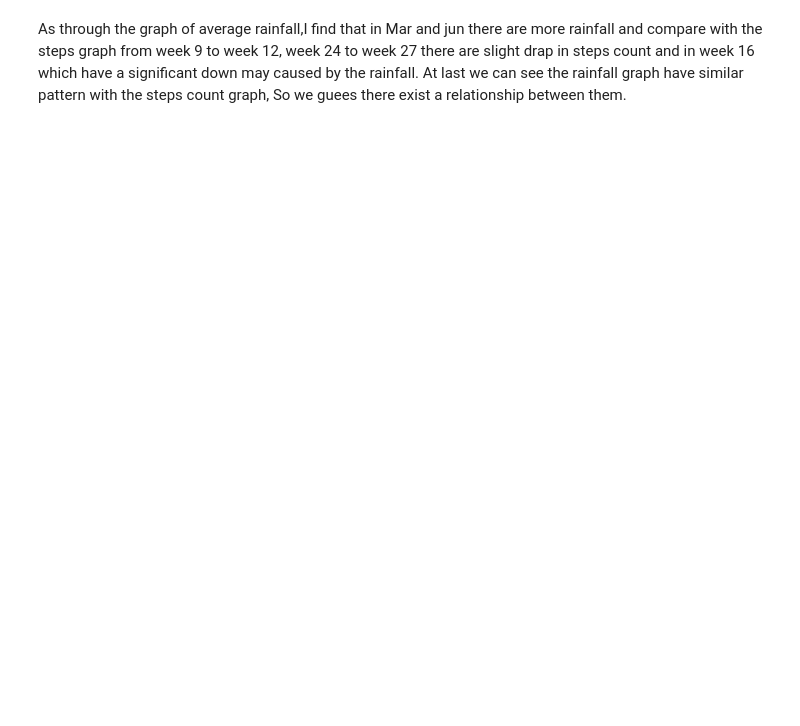
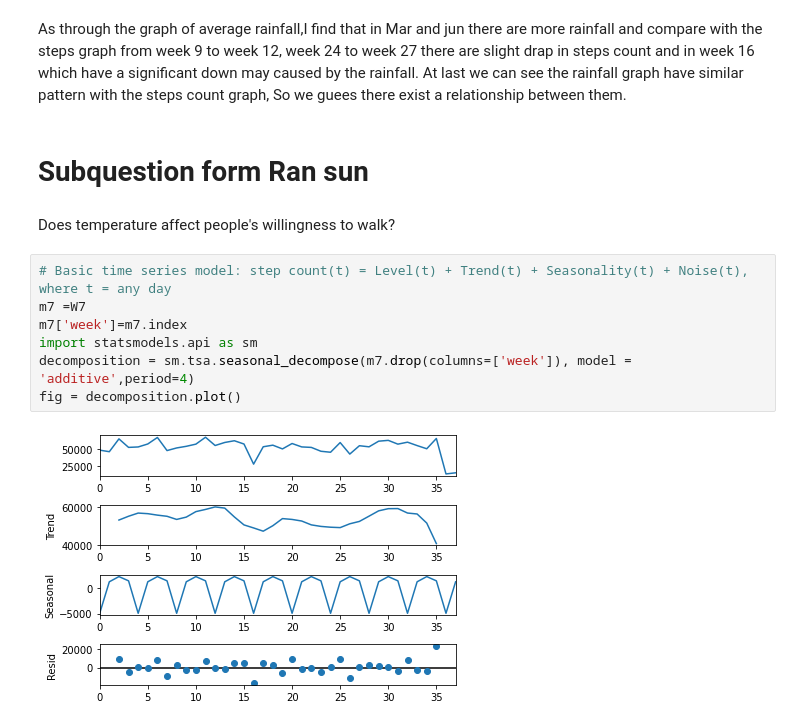
Before and after one commit to KuaiYu715/Steps-Counts-Analysis, a Jupyter notebook: Process notebook/De shi/Code/Code_ds.ipynb, the cells around one changed output. Drawn from its saved outputs; the diff is of its cells as text; blank space fills up the shorter version.

```diff
--- a/Process notebook/De shi/Code/Code_ds.ipynb
+++ b/Process notebook/De shi/Code/Code_ds.ipynb
@@ -206,3 +236,16 @@ How does week-to-week steps affect by the rainfall ?
 ![截屏2022-10-21 22.34.35.png](embedded-picture-1)
 # %% [markdown]
 As through the graph of average rainfall,I find that in Mar and jun there are more rainfall and compare with the steps graph from week 9 to week 12, week 24 to week 27 there are slight drap in steps count and in week 16 which have a significant down may caused by the rainfall. At last we can see the rainfall graph have similar pattern with the steps count graph, So we guees there exist a relationship between them.
+# %% [markdown]
+# Subquestion form Ran sun
+# %% [markdown]
+Does temperature affect people's willingness to walk?
+# %%
+# Basic time series model: step count(t) = Level(t) + Trend(t) + Seasonality(t) + Noise(t), where t = any day
+m7 =W7
+m7['week']=m7.index
+import statsmodels.api as sm
+decomposition = sm.tsa.seasonal_decompose(m7.drop(columns=['week']), model = 'additive',period=4)
+fig = decomposition.plot()
+# %% [output]
+[figure, added]
```
Also changed, not shown: parts of 37 cells of this notebook.
